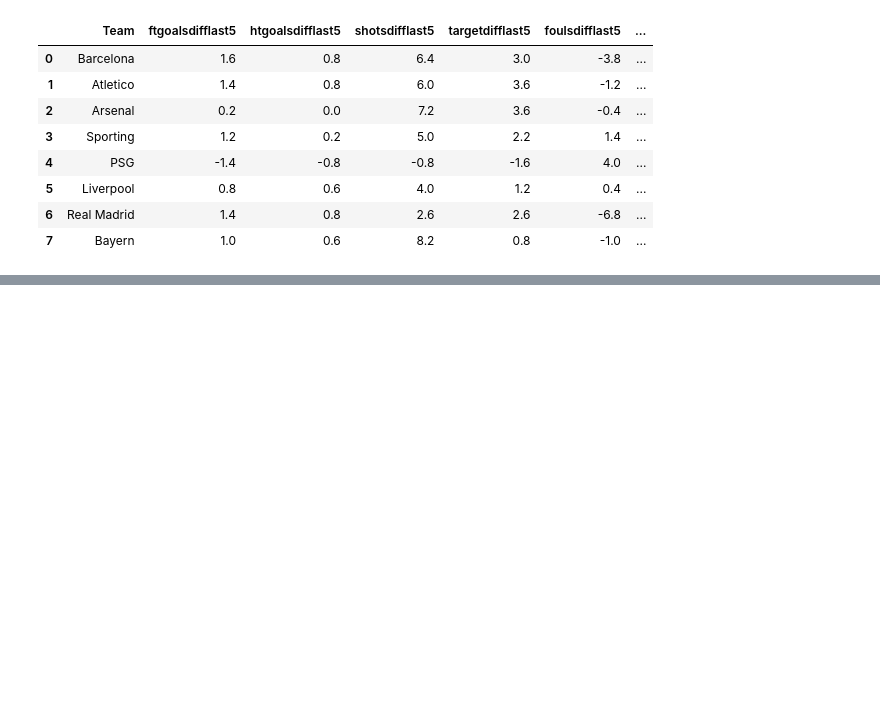
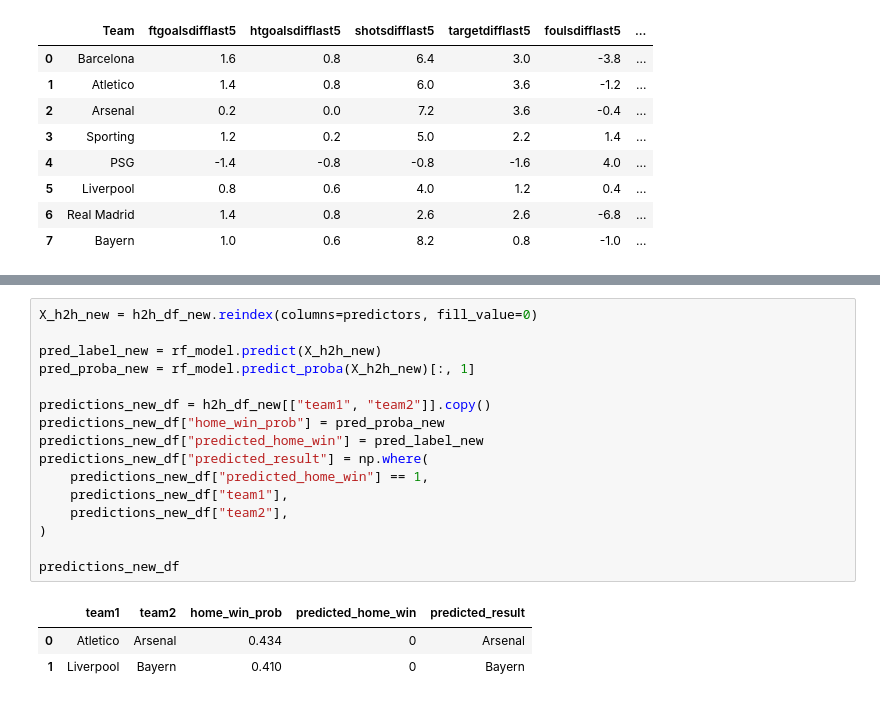
Before and after one commit to iAboud98/champions-league-winner-prediction-2025-2026, a Jupyter notebook: main.ipynb, the cells around one changed output, grey strips where cells are left out. Drawn from its saved outputs; the diff is of its cells as text; blank space fills up the shorter version.

```diff
--- a/main.ipynb
+++ b/main.ipynb
@@ -970,0 +1071,20 @@ ucl_df
+# %%
+X_h2h_new = h2h_df_new.reindex(columns=predictors, fill_value=0)
+
+pred_label_new = rf_model.predict(X_h2h_new)
+pred_proba_new = rf_model.predict_proba(X_h2h_new)[:, 1]
+
+predictions_new_df = h2h_df_new[["team1", "team2"]].copy()
+predictions_new_df["home_win_prob"] = pred_proba_new
+predictions_new_df["predicted_home_win"] = pred_label_new
+predictions_new_df["predicted_result"] = np.where(
+    predictions_new_df["predicted_home_win"] == 1,
+    predictions_new_df["team1"],
+    predictions_new_df["team2"],
+)
+
+predictions_new_df
+# %% [output]
+|  | team1 | team2 | home_win_prob | predicted_home_win | predicted_result |
+| 0 | Atletico | Arsenal | 0.434 | 0 | Arsenal |
+| 1 | Liverpool | Bayern | 0.410 | 0 | Bayern |
```
Also changed, not shown: parts of 6 cells of this notebook.
